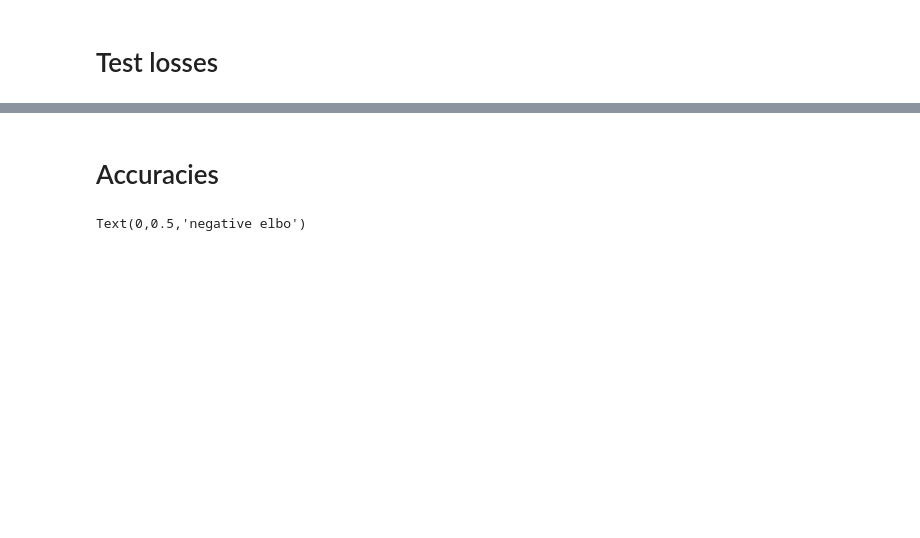
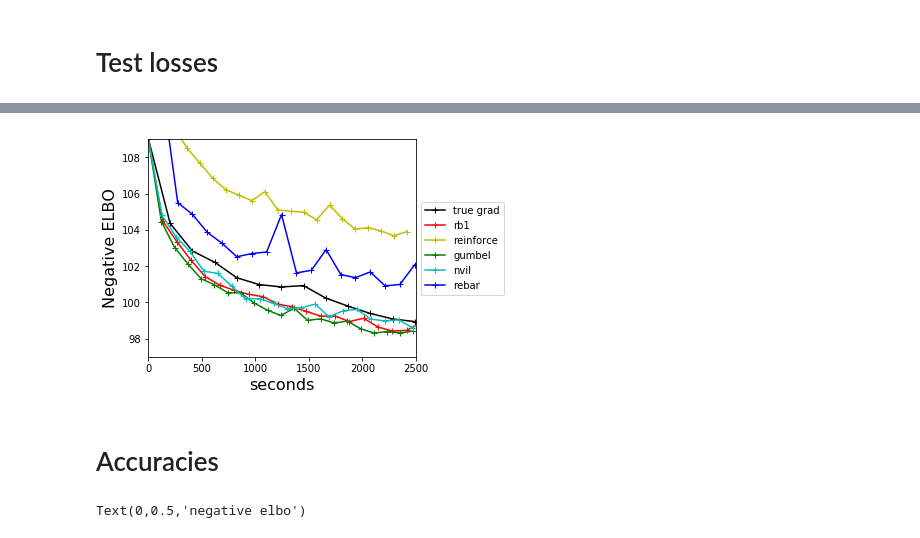
Before and after one commit to Runjing-Liu120/RaoBlackwellizedSGD, a Jupyter notebook: experiments/semisupervised_mnist/elbo_plots.ipynb, the cells around one changed output, grey strips where cells are left out. Cells and saved outputs as stored; diff of their text form; code cells hidden in the pictures; blank space fills up the shorter version.

```diff
--- a/experiments/semisupervised_mnist/elbo_plots.ipynb
+++ b/experiments/semisupervised_mnist/elbo_plots.ipynb
@@ -143,3 +143,45 @@ Text(0,0.5,'negative elbo')
+# %%
+# plot for paper
+
+fig = plt.figure()
+ax = plt.subplot(111)
+ax.plot(test_timing_fully_marg - test_timing_fully_marg[0],
+         test_losses_fully_marg, 'k-+', label = 'true grad')
+
+ax.plot(test_timing_reinforce_topk1 - test_timing_reinforce_topk1[0],
+         test_losses_reinforce_topk1, 'r-+', label = 'rb1')
+
+ax.plot(test_timing_reinforce - test_timing_reinforce[0],
+         test_losses_reinforce, 'y-+', label = 'reinforce')
+
+
+ax.plot(test_timing_gumbel - test_timing_gumbel[0],
+         test_losses_gumbel, 'g-+', label = 'gumbel')
+
+ax.plot(test_timing_nvil - test_timing_nvil[0],
+         test_losses_nvil, 'c-+', label = 'nvil')
+
+ax.plot(test_timing_rebar - test_timing_rebar[0],
+         test_losses_rebar, 'b-+', label = 'rebar')
+
+
+plt.xlabel('seconds', fontsize = 16)
+plt.ylabel('Negative ELBO', fontsize = 16)
+
+
+plt.xlim((0, 2500))
+plt.ylim((97, 109))
+
+# Shrink current axis by 20%
+box = ax.get_position()
+ax.set_position([box.x0, box.y0, box.width * 0.8, box.height])
+
+# Put a legend to the right of the current axis
+ax.legend(loc='center left', bbox_to_anchor=(1, 0.5))
+
+plt.savefig('../icml_figures/ss_mnist_elbo_path.png')
+# %% [output]
+[figure, added]
 # %% [markdown]
 # Accuracies
 # %%
```
Also changed, not shown: parts of 3 cells of this notebook, 13 other files.
